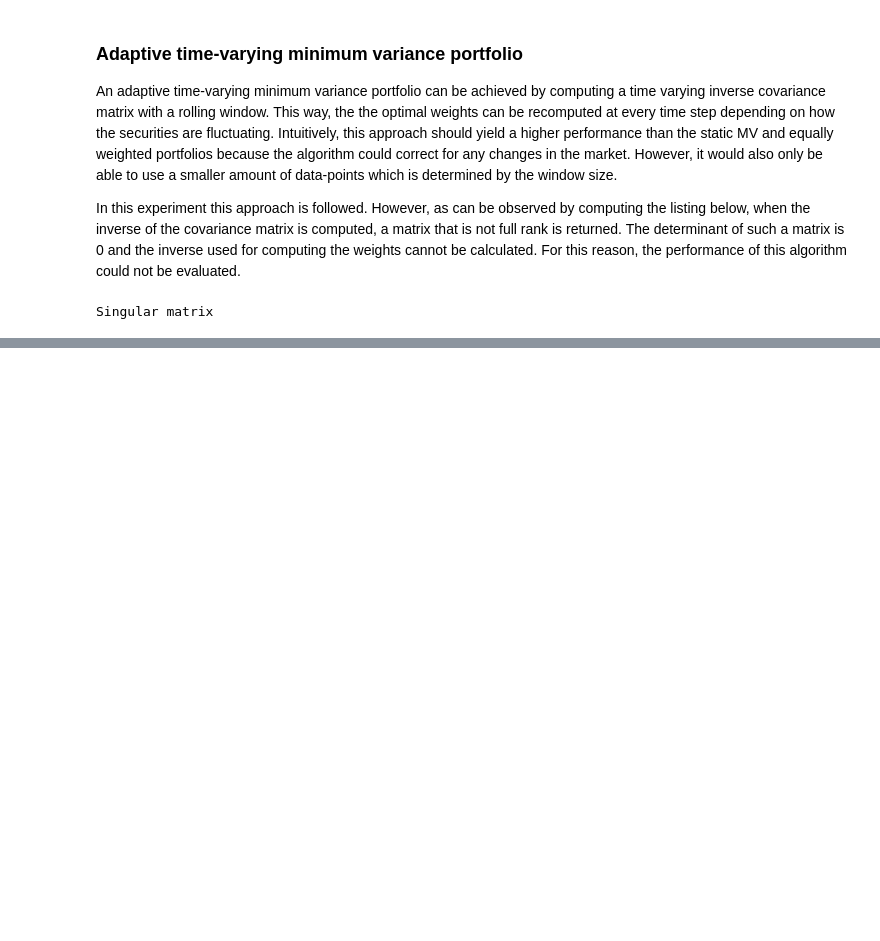
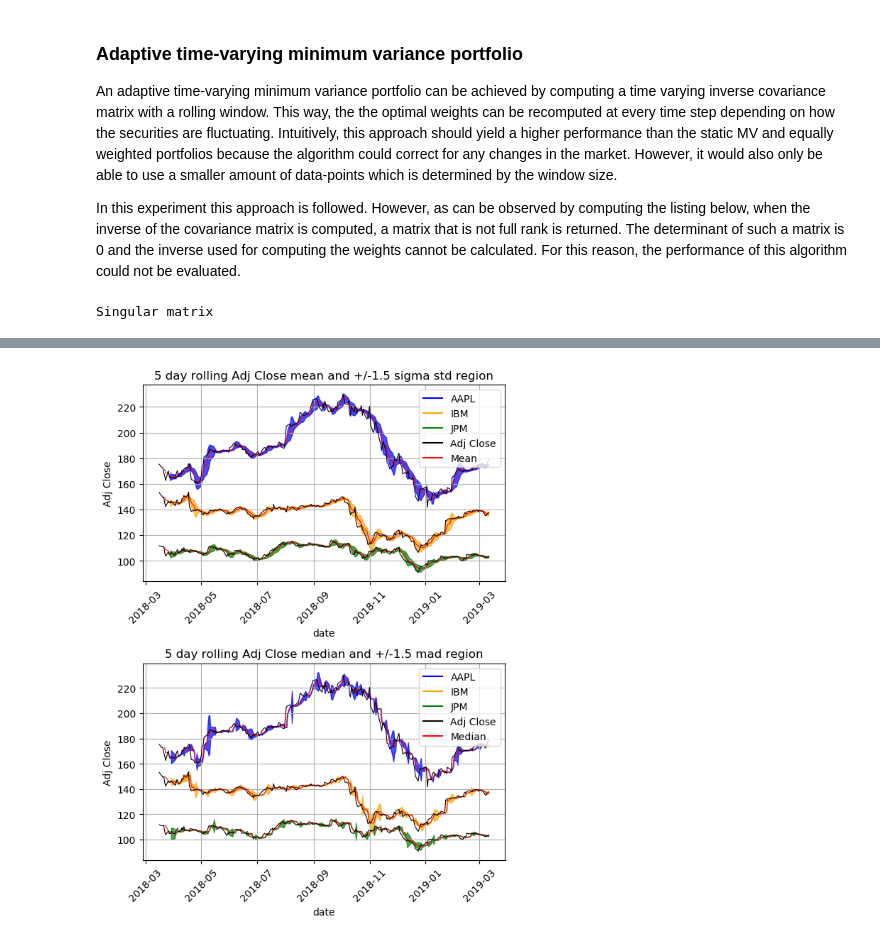
Before and after one commit to ag4015/Signal-Processing-and-Machine-Learning-for-Finance, a Jupyter notebook: Financial Signal Processing Coursework.ipynb, the cells around one changed output, grey strips where cells are left out. Cells and saved outputs as stored; diff of their text form; code cells hidden in the pictures; blank space fills up the shorter version.

```diff
--- a/Financial Signal Processing Coursework.ipynb
+++ b/Financial Signal Processing Coursework.ipynb
@@ -1024,0 +1077,74 @@ Date
+# %%
+
+roll_mean_aapl = aapl['Adj Close'].rolling(5).mean()
+roll_mean_ibm = ibm['Adj Close'].rolling(5).mean()
+roll_mean_jpm = jpm['Adj Close'].rolling(5).mean()
+
+roll_median_aapl = aapl['Adj Close'].rolling(5).median()
+roll_median_ibm = ibm['Adj Close'].rolling(5).median()
+roll_median_jpm = jpm['Adj Close'].rolling(5).median()
+
+roll_mad_aapl = np.array([robust.mad(roll_median_aapl[t:t+5]) for t in range(4, len(roll_median_aapl)-5)])
+roll_mad_ibm = np.array([robust.mad(roll_median_ibm[t:t+5]) for t in range(4, len(roll_median_ibm)-5)])
+roll_mad_jpm = np.array([robust.mad(roll_median_jpm[t:t+5]) for t in range(4, len(roll_median_jpm)-5)])
+
+
+plt.figure(dpi=100, figsize=(6,8))
+plt.subplot(211)
+plt.ylabel('Adj Close')
+plt.xlabel('date')
+plt.title('5 day rolling Adj Close mean and +/-1.5 sigma std region')
+plt.tight_layout()
+
+plt.plot(roll_mean_aapl,'red', label='AAPL', linewidth=0.8)
+plt.plot(aapl['Adj Close'], 'black', linewidth=0.8)
+a, = plt.plot(aapl.index, [None]*len(aapl.index),color='blue', label='AAPL')
+plt.fill_between(aapl.index,roll_mean_aapl.rolling(5).std()*1.5+roll_mean_aapl , -roll_mean_aapl.rolling(5).std()*1.5+roll_mean_aapl, color='blue', alpha=0.7)
+
+plt.plot(roll_mean_ibm,'red', label='IBM', linewidth=0.8)
+plt.plot(ibm['Adj Close'], 'black', linewidth=0.8)
+b, = plt.plot(ibm.index, [None]*len(ibm.index),color='orange', label='IBM')
+plt.fill_between(ibm.index,roll_mean_ibm.rolling(5).std()*1.5+roll_mean_ibm , -roll_mean_ibm.rolling(5).std()*1.5+roll_mean_ibm, color='orange', alpha=0.7)
+
+plt.plot(roll_mean_jpm,'red', label='JPM', linewidth=0.8)
+plt.plot(jpm['Adj Close'], 'black', linewidth=0.8)
+c, = plt.plot(jpm.index, [None]*len(jpm.index),color='green', label='JPM')
+plt.fill_between(jpm.index,roll_mean_jpm.rolling(5).std()*1.5+roll_mean_jpm , -roll_mean_jpm.rolling(5).std()*1.5+roll_mean_jpm, color='green', alpha=0.7)
+
+d, = plt.plot(aapl.index, [None]*len(aapl.index), color='black', label='Adj Close')
+e, = plt.plot(aapl.index, [None]*len(aapl.index), color='red', label='Mean')
+
+plt.xticks(rotation=45)
+plt.tight_layout()
+plt.grid()
+plt.legend(handles=[a,b,c,d,e])
+
+plt.subplot(212)
+plt.ylabel('Adj Close')
+plt.xlabel('date')
+plt.title('5 day rolling Adj Close median and +/-1.5 mad region')
+
+plt.plot(roll_median_aapl,'red', label='AAPL', linewidth=0.8)
+plt.plot(aapl['Adj Close'], 'black', linewidth=0.8)
+a, = plt.plot(aapl.index, [None]*len(aapl.index),color='blue', label='AAPL')
+plt.fill_between(aapl.index[9:],roll_mad_aapl*1.5+roll_median_aapl[9:] , -roll_mad_aapl*1.5+roll_median_aapl[9:], color='blue', alpha=0.7)
+
+plt.plot(roll_median_ibm,'red', label='IBM', linewidth=0.8)
+plt.plot(ibm['Adj Close'], 'black', linewidth=0.8)
+b, = plt.plot(ibm.index, [None]*len(ibm.index),color='orange', label='IBM')
+plt.fill_between(ibm.index[9:],roll_mad_ibm*1.5+roll_median_ibm[9:] , -roll_mad_ibm*1.5+roll_median_ibm[9:], color='orange', alpha=0.7)
+
+plt.plot(roll_median_jpm,'red', label='JPM', linewidth=0.8)
+plt.plot(jpm['Adj Close'], 'black', linewidth=0.8)
+c, = plt.plot(jpm.index, [None]*len(jpm.index),color='green', label='JPM')
+plt.fill_between(jpm.index[9:],roll_mad_jpm*1.5+roll_median_jpm[9:] , -roll_mad_jpm*1.5+roll_median_jpm[9:], color='green', alpha=0.7)
+
+d, = plt.plot(aapl.index, [None]*len(aapl.index), color='black', label='Adj Close')
+e, = plt.plot(aapl.index, [None]*len(aapl.index), color='red', label='Median')
+plt.xticks(rotation=45)
+plt.tight_layout()
+plt.grid()
+plt.legend(handles=[a,b,c,d,e])
+plt.show()
+# %% [output]
+[figure, added]
```
Also changed, not shown: parts of 13 cells of this notebook.
